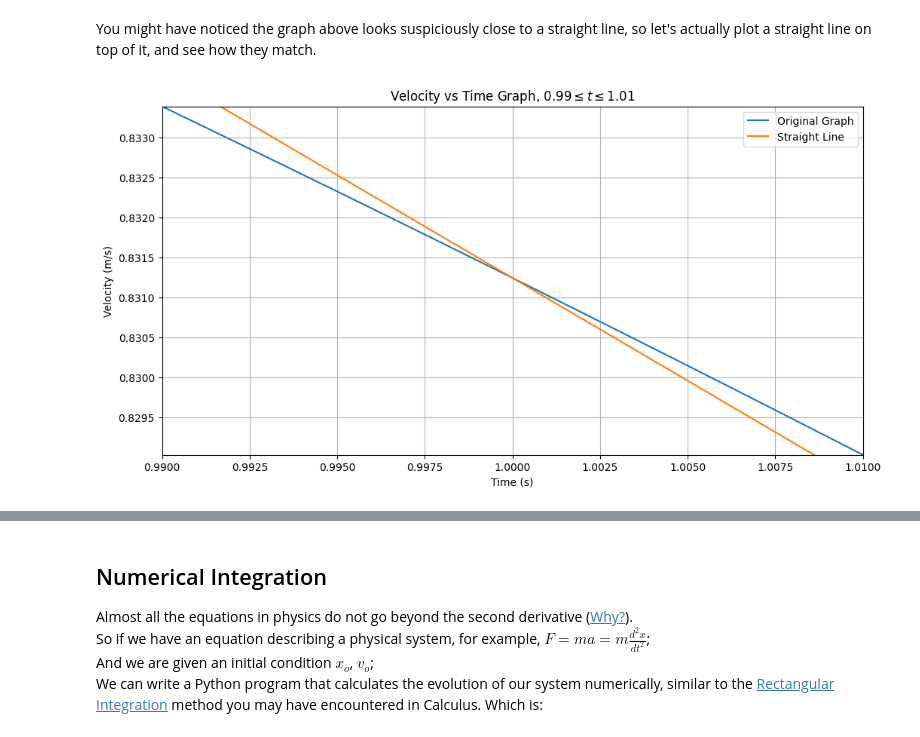
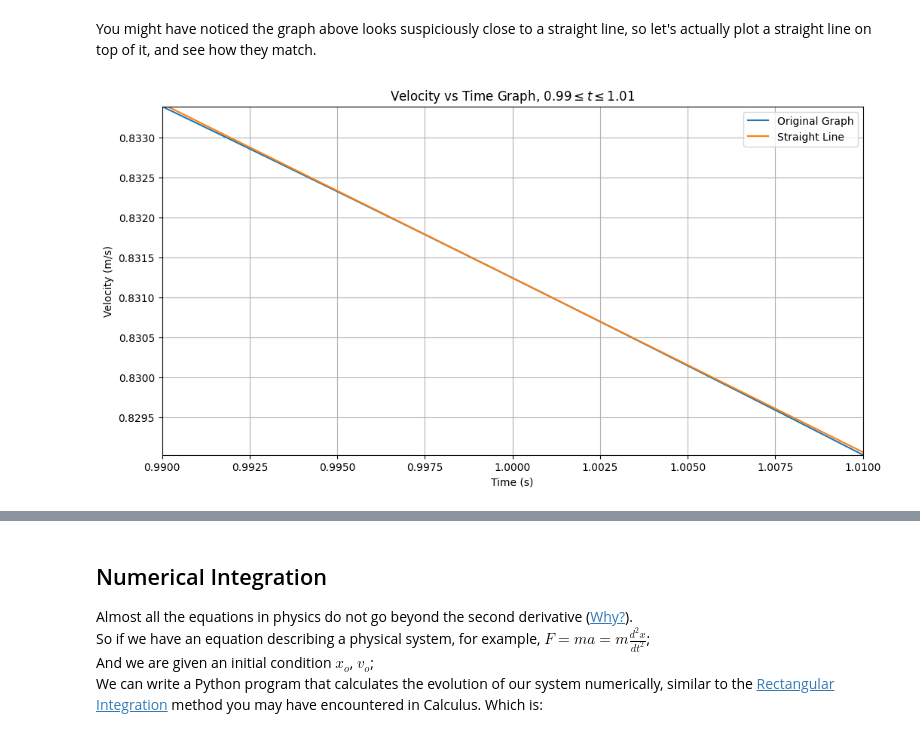
Before and after one commit to splash-ctip/fa24, a Jupyter notebook: simulation_soln-revise.ipynb, the cells around one changed output, grey strips where cells are left out. Saved outputs shown, nothing was run; the diff lists cells and outputs as text; code cells hidden in the pictures.

```diff
--- a/simulation_soln-revise.ipynb
+++ b/simulation_soln-revise.ipynb
@@ -201,28 +201,28 @@ You might have noticed the graph above looks suspiciously close to a straight li
 # %%
 # The same v-t graph, zoomed in around t = 1
 t_example3 = np.linspace(0.99, 1.01, 10000)
 v_example3 = f(t_example3)
-g = lambda x: (2.5 * np.cos(x + 0.5) - 2.5 * np.sin(x + 0.5)) / (x + 2)**2
+g = lambda x: (2.5 * np.cos(x + 0.5) * (x + 2) - 2.5 * np.sin(x + 0.5)) / (x + 2)**2
 line_example3 = f(1) + g(1) * (t_example3 - 1)
 
 fig = plt.figure()
 fig.set_size_inches(12, 6)
 ax = fig.add_subplot(1, 1, 1)
 
 ax.set_title(r"Velocity vs Time Graph, $0.99 \leq t \leq 1.01$")
 x_limit = np.array([0.99, 1.01])
 ax.set_xlim(x_limit)
 ax.set_ylim(f(x_limit)[::-1])
 ax.set_xlabel("Time (s)")
 ax.set_ylabel("Velocity (m/s)")
 ax.grid(True)
 
 ax.plot(t_example3, v_example3, color="tab:blue", label="Original Graph")
 ax.plot(t_example3, line_example3, color="tab:orange", label="Straight Line")
 
 plt.legend()
 plt.show()
 # %% [output]
-[figure, old version]
+[figure, new version]
 # %% [markdown]
 We have a bad news: there are still some discrepancies between the original graph and the straight line. <br>
```
Also changed, not shown: parts of 8 cells of this notebook.
